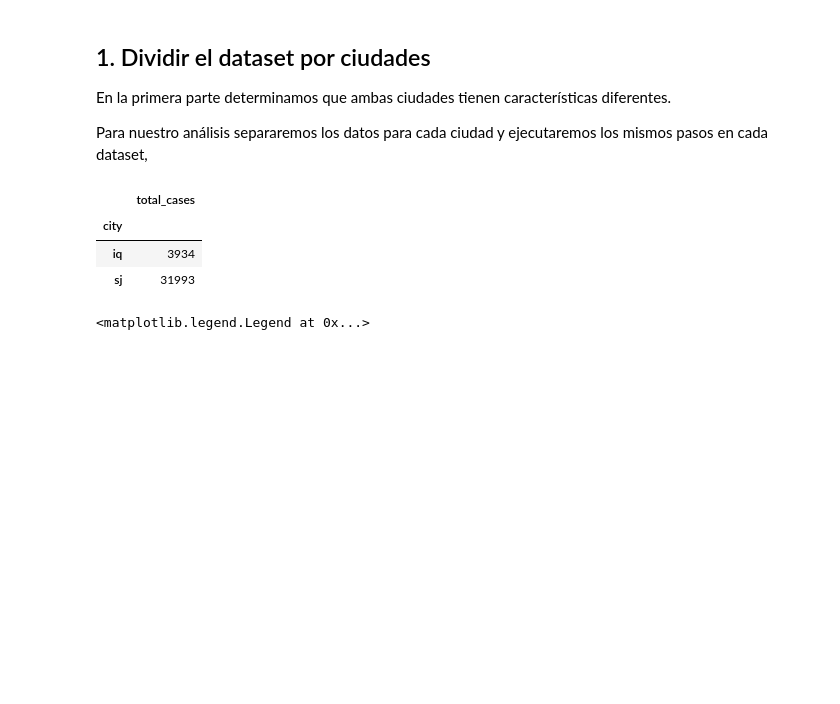
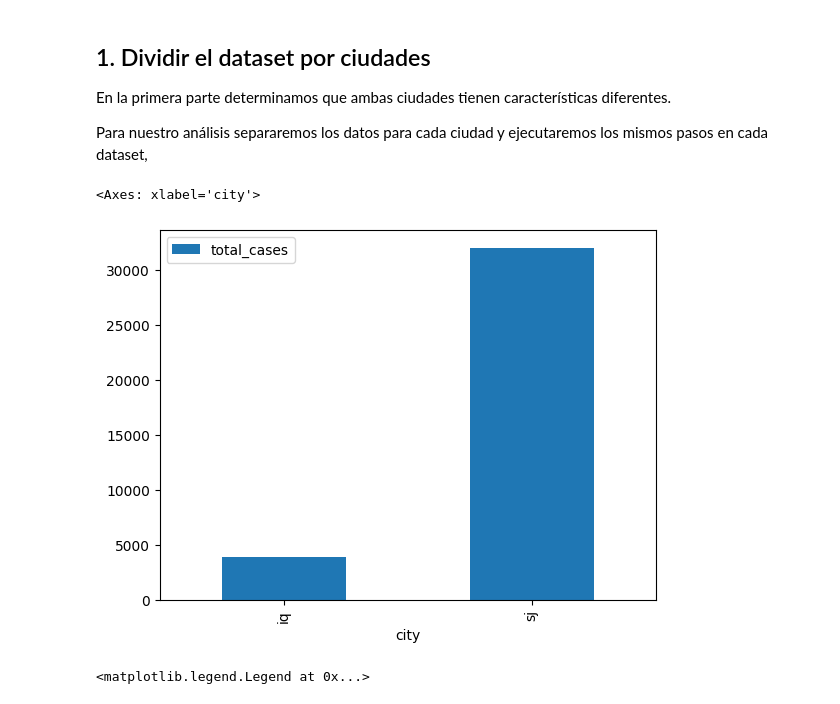
Before and after one commit to ernestopalacios/07MBID, a Jupyter notebook: AG2_ErnestoPalacios.ipynb, the cells around one changed output. Cells and saved outputs as stored; diff of their text form; code cells hidden in the pictures; blank space fills up the shorter version.

```diff
--- a/AG2_ErnestoPalacios.ipynb
+++ b/AG2_ErnestoPalacios.ipynb
@@ -145,13 +145,10 @@ iq_df = train[train['city'] == 'iq']
 # %%
 # Para tener una idea general vamos a visualizar los casos por ciudades
 
-df_casos = train[['city', 'total_cases']].groupby('city').sum()
-df_casos
+train[['city', 'total_cases']].groupby('city').sum().plot.bar()
 # %% [output]
-|  | total_cases |
-| city |  |
-| iq | 3934 |
-| sj | 31993 |
+<Axes: xlabel='city'>
+[figure, added]
 # %%
 # Grafica de los casos para cada ciudad.
 ax = plt.subplot()
```
Also changed, not shown: parts of 11 cells of this notebook.
